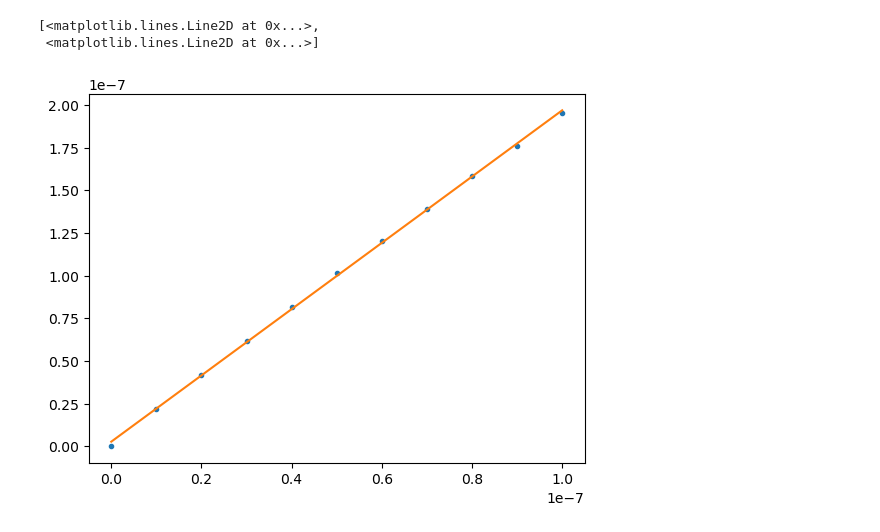
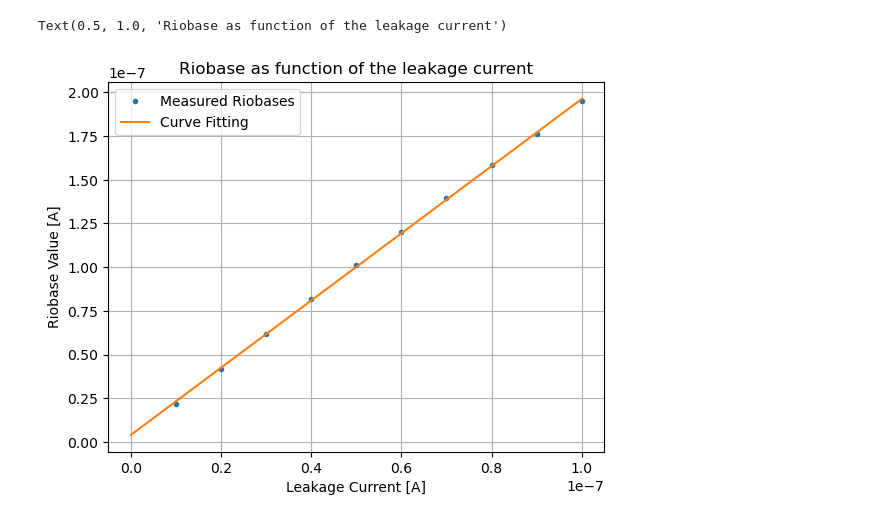
Before and after one commit to AlejandroJuarezLora/SNN_IPN, a Jupyter notebook: Neuron/ultralif/stats_neuron.ipynb, the cells around one changed output. Cells and saved outputs as stored; diff of their text form; code cells hidden in the pictures.

```diff
--- a/Neuron/ultralif/stats_neuron.ipynb
+++ b/Neuron/ultralif/stats_neuron.ipynb
@@ -102,13 +106,19 @@ list_riobases_ordered = np.sort(list_riobases_np, order='Ilk')
 # %%
 z = np.polyfit(list_riobases_ordered['Ilk'], list_riobases_ordered['Riobase'], 1)
 p = np.poly1d(z)
 z_num = np.arange(0,Ilk_max, Ilk_max/50)
 p_num = p(z_num)
-plt.plot(list_riobases_ordered['Ilk'], list_riobases_ordered['Riobase'],'.', z_num, p_num)
+fig, ax = plt.subplots(1)
+ax.plot(list_riobases_ordered['Ilk'], list_riobases_ordered['Riobase'],'.', label="Measured Riobases")
+ax.plot(z_num, p_num, label="Curve Fitting")
+ax.legend()
+ax.set_xlabel("Leakage Current [A]")
+ax.set_ylabel("Riobase Value [A]")
+ax.grid()
+ax.set_title("Riobase as function of the leakage current")
 # %% [output]
-[<matplotlib.lines.Line2D at 0x...>,
- <matplotlib.lines.Line2D at 0x...>]
+Text(0.5, 1.0, 'Riobase as function of the leakage current')
-[figure, old version]
+[figure, new version]
 # %%
 p
 # %% [output]
```
Also changed, not shown: parts of 2 cells of this notebook, 28 other files.
